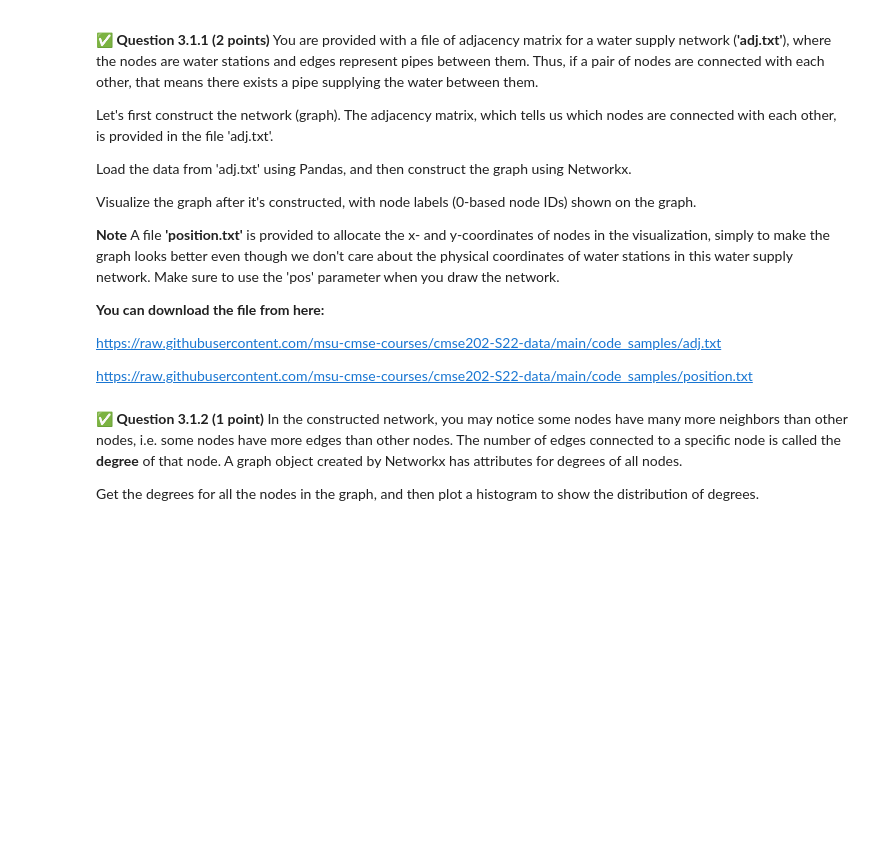
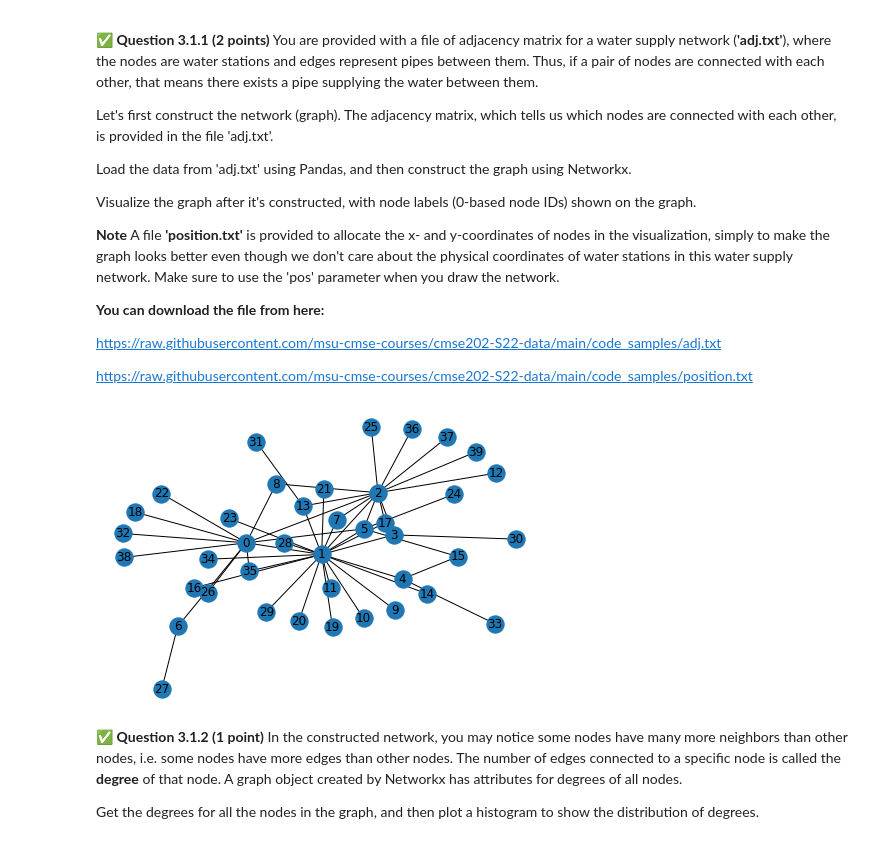
Before and after one commit to silentsiren701/cmse202-s22-turnin, a Jupyter notebook: hw-03/HW-03_ABMAndGraphTheory-STUDENT.ipynb, the cells around one changed output. Saved outputs shown, nothing was run; the diff lists cells and outputs as text; code cells hidden in the pictures; blank space fills up the shorter version.

```diff
--- a/hw-03/HW-03_ABMAndGraphTheory-STUDENT.ipynb
+++ b/hw-03/HW-03_ABMAndGraphTheory-STUDENT.ipynb
@@ -297,3 +295,16 @@ https://raw.githubusercontent.com/msu-cmse-courses/cmse202-S22-data/main/code_sa
+# %%
+# Put your code here:
+pos_file = pd.read_csv("position.txt", sep=",", header = None)
+pos_dict = dict()
+for i, p in pos_file.to_dict('index').items():
+    pos_dict[i] = tuple(p.values())
+
+adj_file = pd.read_csv("adj.txt", sep=",", header = None)
+network = nx.from_pandas_adjacency(adj_file)
+
+nx.draw(network, pos=pos_dict, with_labels=True)
+# %% [output]
+[figure, added]
 # %% [markdown]
 &#9989; **Question 3.1.2 (1 point)** In the constructed network, you may notice some nodes have many more neighbors than other nodes, i.e. some nodes have more edges than other nodes. The number of edges connected to a specific node is called the **degree** of that node. A graph object created by Networkx has attributes for degrees of all nodes.
 
```
Also changed, not shown: parts of 11 cells of this notebook, 2 other files.
